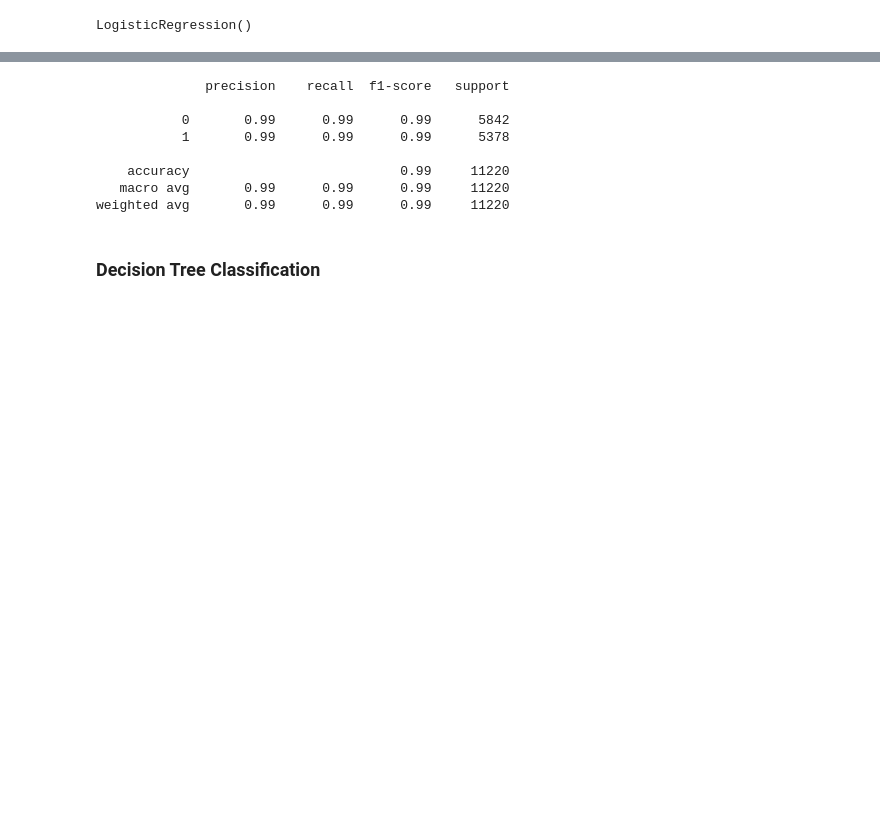
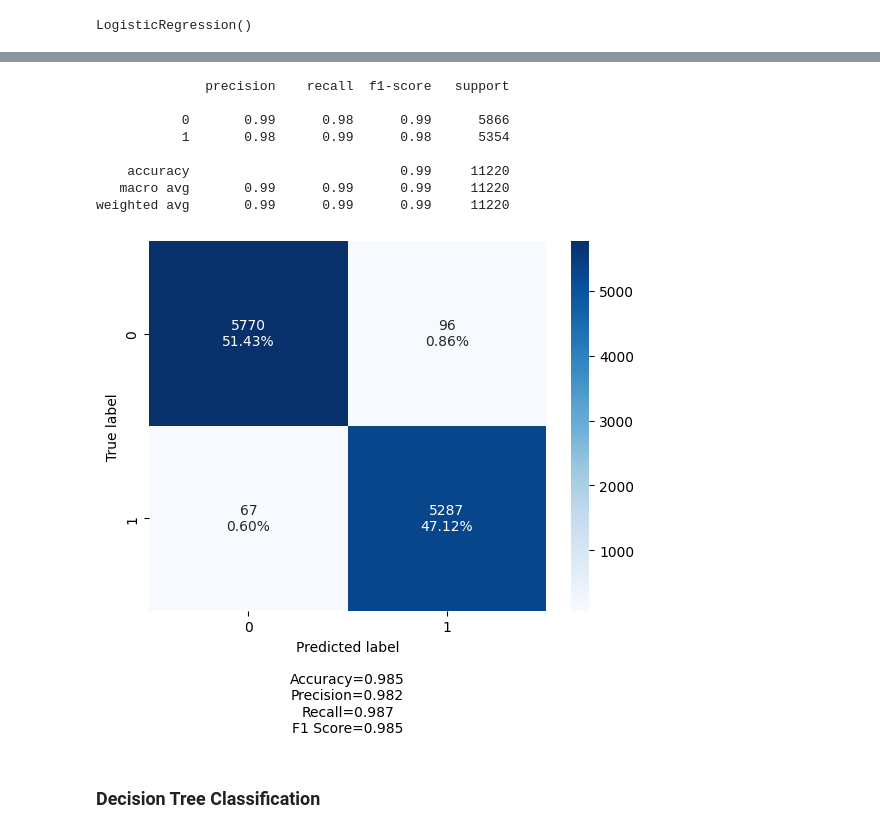
Before and after one commit to TItanGuy99/FakeNewsDetector, a Jupyter notebook: aprendizado_supervisionado_25.ipynb, the cells around one changed output, grey strips where cells are left out. Saved outputs shown, nothing was run; the diff lists cells and outputs as text; code cells hidden in the pictures; blank space fills up the shorter version.

```diff
--- a/aprendizado_supervisionado_25.ipynb
+++ b/aprendizado_supervisionado_25.ipynb
@@ -222,14 +323,17 @@ print(logic_regression_result)
 # %%
 print(classification_report(y_test, pred_lr))
+cm = confusion_matrix(y_test, pred_lr)
+make_confusion_matrix(cf= cm)
 # %% [output]
               precision    recall  f1-score   support
 
-           0       0.99      0.99      0.99      5842
-           1       0.99      0.99      0.99      5378
+           0       0.99      0.98      0.99      5866
+           1       0.98      0.99      0.98      5354
 
     accuracy                           0.99     11220
    macro avg       0.99      0.99      0.99     11220
 weighted avg       0.99      0.99      0.99     11220
+[figure, added]
 # %% [markdown]
 ### Decision Tree Classification
 # %%
```
Also changed, not shown: parts of 15 cells of this notebook, 11 other files.
